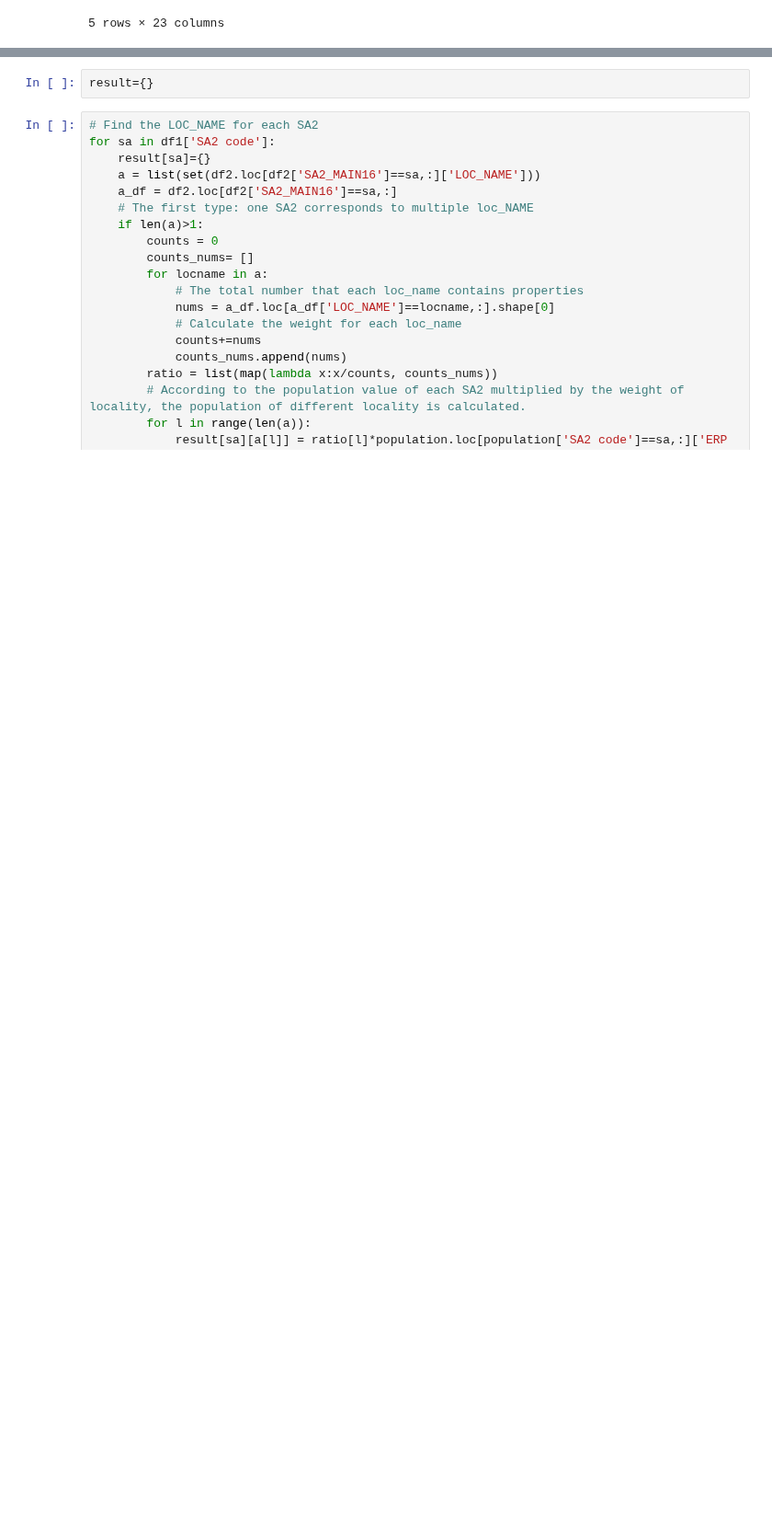
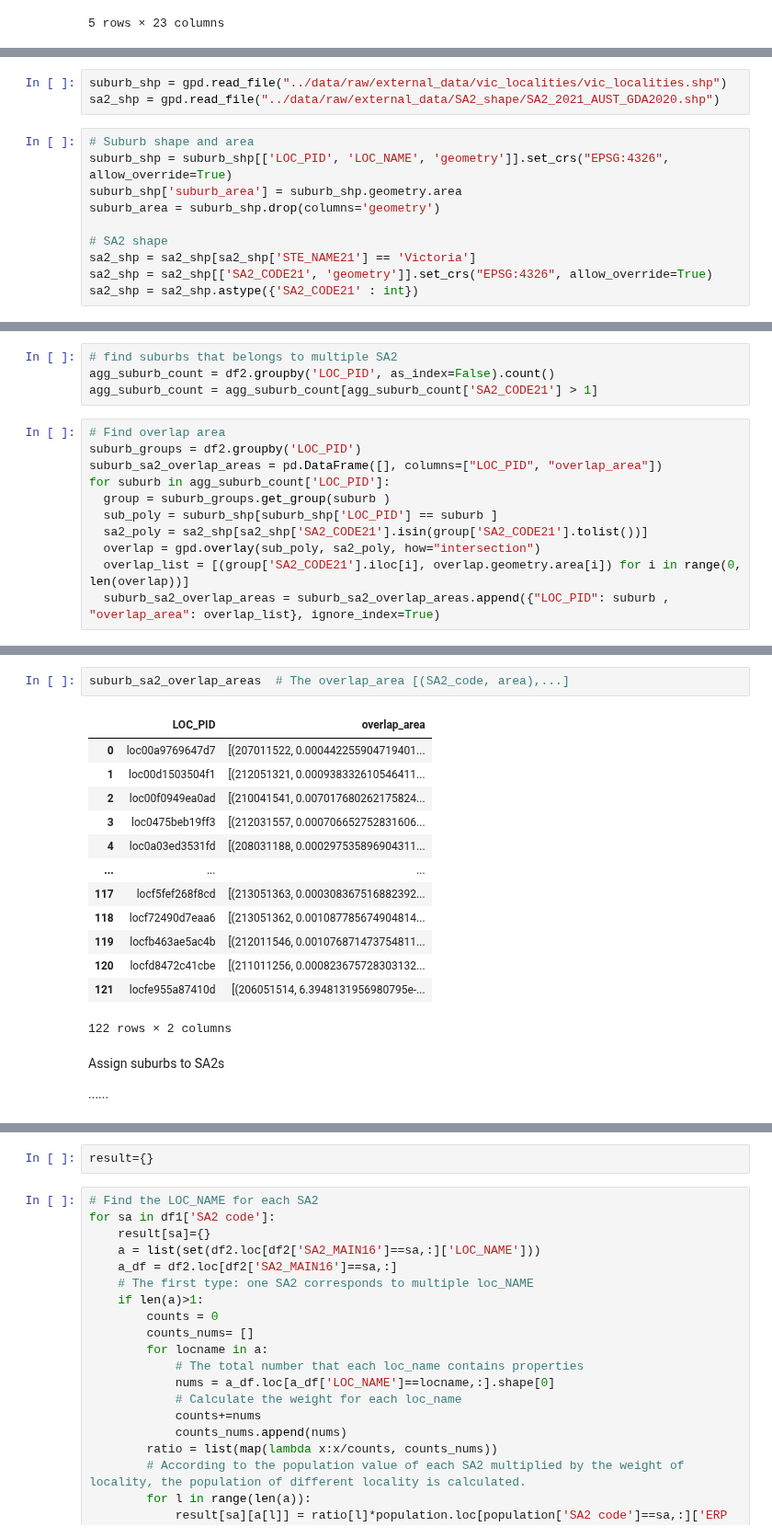
Before and after one commit to MAST30034-Applied-Data-Science/generic-real-estate-consulting-project-group-6, a Jupyter notebook: notebooks/population_suburb.ipynb, the cells around one changed output, grey strips where cells are left out. Shown at 92% size. Drawn from its saved outputs; the diff is of its cells as text; blank space fills up the shorter version.

Commit message:
find the suburbs' area and overlap areas

```diff
--- a/notebooks/population_suburb.ipynb
+++ b/notebooks/population_suburb.ipynb
@@ -114,0 +54,13 @@ loc_res
+# %%
+suburb_shp = gpd.read_file("../data/raw/external_data/vic_localities/vic_localities.shp")
+sa2_shp = gpd.read_file("../data/raw/external_data/SA2_shape/SA2_2021_AUST_GDA2020.shp")
+# %%
+# Suburb shape and area
+suburb_shp = suburb_shp[['LOC_PID', 'LOC_NAME', 'geometry']].set_crs("EPSG:4326", allow_override=True)
+suburb_shp['suburb_area'] = suburb_shp.geometry.area
+suburb_area = suburb_shp.drop(columns='geometry')
+
+# SA2 shape
+sa2_shp = sa2_shp[sa2_shp['STE_NAME21'] == 'Victoria']
+sa2_shp = sa2_shp[['SA2_CODE21', 'geometry']].set_crs("EPSG:4326", allow_override=True)
+sa2_shp = sa2_shp.astype({'SA2_CODE21' : int})
@@ -114,0 +69,15 @@ loc_res
+# %%
+# find suburbs that belongs to multiple SA2
+agg_suburb_count = df2.groupby('LOC_PID', as_index=False).count()
+agg_suburb_count = agg_suburb_count[agg_suburb_count['SA2_CODE21'] > 1]
+# %%
+# Find overlap area
+suburb_groups = df2.groupby('LOC_PID')
+suburb_sa2_overlap_areas = pd.DataFrame([], columns=["LOC_PID", "overlap_area"])
+for suburb in agg_suburb_count['LOC_PID']:
+  group = suburb_groups.get_group(suburb )
+  sub_poly = suburb_shp[suburb_shp['LOC_PID'] == suburb ]
+  sa2_poly = sa2_shp[sa2_shp['SA2_CODE21'].isin(group['SA2_CODE21'].tolist())]
+  overlap = gpd.overlay(sub_poly, sa2_poly, how="intersection")
+  overlap_list = [(group['SA2_CODE21'].iloc[i], overlap.geometry.area[i]) for i in range(0, len(overlap))]
+  suburb_sa2_overlap_areas = suburb_sa2_overlap_areas.append({"LOC_PID": suburb , "overlap_area": overlap_list}, ignore_index=True)
@@ -114,0 +102,20 @@ loc_res
+# %%
+suburb_sa2_overlap_areas  # The overlap_area [(SA2_code, area),...]
+# %% [output]
+|  | LOC_PID | overlap_area |
+| 0 | loc00a9769647d7 | [(207011522, 0.000442255904719401... |
+| 1 | loc00d1503504f1 | [(212051321, 0.000938332610546411... |
+| 2 | loc00f0949ea0ad | [(210041541, 0.007017680262175824... |
+| 3 | loc0475beb19ff3 | [(212031557, 0.000706652752831606... |
+| 4 | loc0a03ed3531fd | [(208031188, 0.000297535896904311... |
+| ... | ... | ... |
+| 117 | locf5fef268f8cd | [(213051363, 0.000308367516882392... |
+| 118 | locf72490d7eaa6 | [(213051362, 0.001087785674904814... |
+| 119 | locfb463ae5ac4b | [(212011546, 0.001076871473754811... |
+| 120 | locfd8472c41cbe | [(211011256, 0.000823675728303132... |
+| 121 | locfe955a87410d | [(206051514, 6.3948131956980795e-... |
+122 rows × 2 columns
+# %% [markdown]
+Assign suburbs to SA2s
+
+......
```
Also changed, not shown: parts of 21 cells of this notebook, 1 other file.
